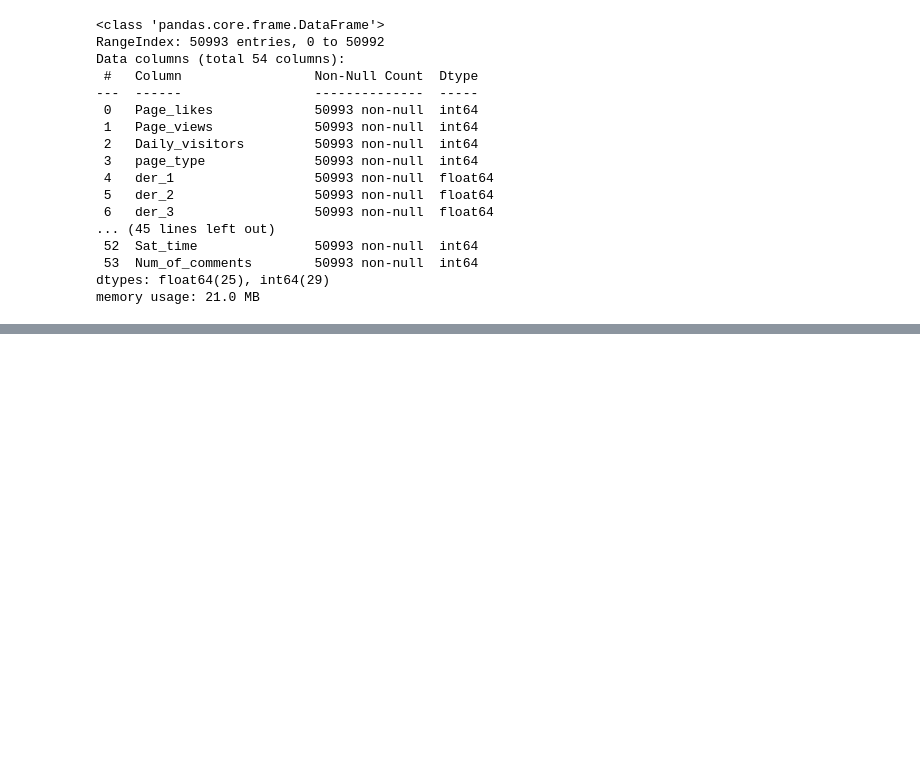
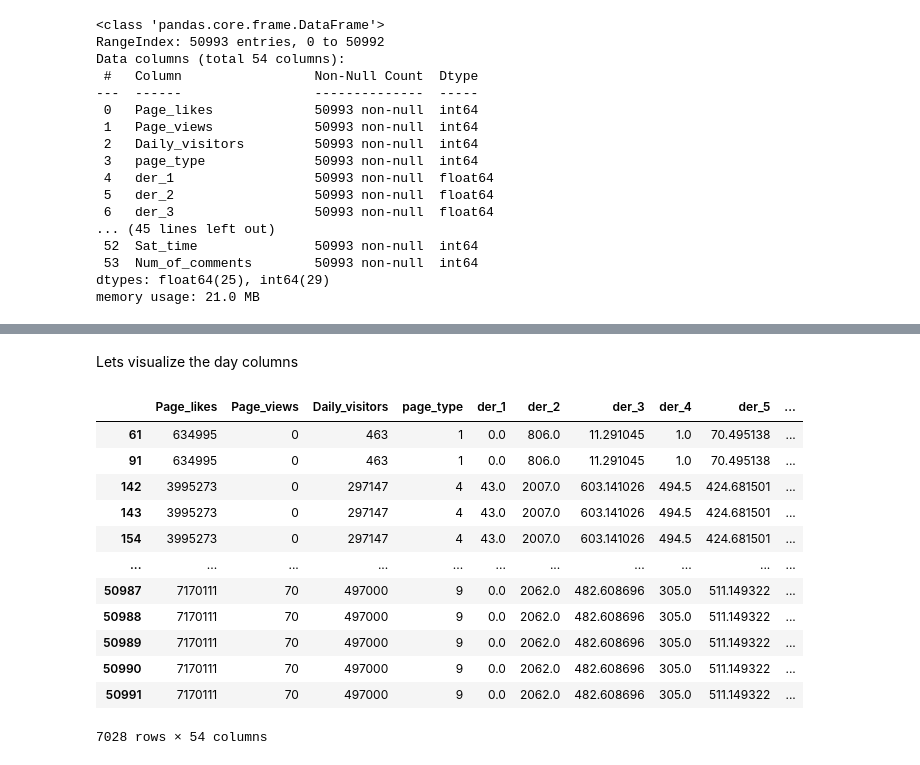
Before and after one commit to sweetyjunnarkar/Facebook-comment_volume-prediction, a Jupyter notebook: Sweety_Junnarkar_Team_5_Capstone_Project.ipynb, the cells around one changed output, grey strips where cells are left out. Drawn from its saved outputs; the diff is of its cells as text; code cells hidden in the pictures; blank space fills up the shorter version.

```diff
--- a/Sweety_Junnarkar_Team_5_Capstone_Project.ipynb
+++ b/Sweety_Junnarkar_Team_5_Capstone_Project.ipynb
@@ -294,3 +298,21 @@ df.describe().T
 | Fri_time | 50993.0 | 1.505893e-01 | 3.576516e-01 | 0.0 | 0.000000 | 0.000000 | 0.000000e+00 | 1.000000e+00 |
 | Sat_time | 50993.0 | 1.555508e-01 | 3.624325e-01 | 0.0 | 0.000000 | 0.000000 | 0.000000e+00 | 1.000000e+00 |
 | Num_of_comments | 50993.0 | 1.163995e+01 | 6.077746e+01 | 0.0 | 0.000000 | 0.000000 | 4.000000e+00 | 2.412000e+03 |
+# %% [markdown]
+Lets visualize the day columns
+# %%
+df[df['Sun']==1]
+# %% [output]
+|  | Page_likes | Page_views | Daily_visitors | page_type | der_1 | der_2 | der_3 | der_4 | der_5 | ... |
+| 61 | 634995 | 0 | 463 | 1 | 0.0 | 806.0 | 11.291045 | 1.0 | 70.495138 | ... |
+| 91 | 634995 | 0 | 463 | 1 | 0.0 | 806.0 | 11.291045 | 1.0 | 70.495138 | ... |
+| 142 | 3995273 | 0 | 297147 | 4 | 43.0 | 2007.0 | 603.141026 | 494.5 | 424.681501 | ... |
+| 143 | 3995273 | 0 | 297147 | 4 | 43.0 | 2007.0 | 603.141026 | 494.5 | 424.681501 | ... |
+| 154 | 3995273 | 0 | 297147 | 4 | 43.0 | 2007.0 | 603.141026 | 494.5 | 424.681501 | ... |
+| ... | ... | ... | ... | ... | ... | ... | ... | ... | ... | ... |
+| 50987 | 7170111 | 70 | 497000 | 9 | 0.0 | 2062.0 | 482.608696 | 305.0 | 511.149322 | ... |
+| 50988 | 7170111 | 70 | 497000 | 9 | 0.0 | 2062.0 | 482.608696 | 305.0 | 511.149322 | ... |
+| 50989 | 7170111 | 70 | 497000 | 9 | 0.0 | 2062.0 | 482.608696 | 305.0 | 511.149322 | ... |
+| 50990 | 7170111 | 70 | 497000 | 9 | 0.0 | 2062.0 | 482.608696 | 305.0 | 511.149322 | ... |
+| 50991 | 7170111 | 70 | 497000 | 9 | 0.0 | 2062.0 | 482.608696 | 305.0 | 511.149322 | ... |
+7028 rows × 54 columns
```
Also changed, not shown: parts of 16 cells of this notebook.
